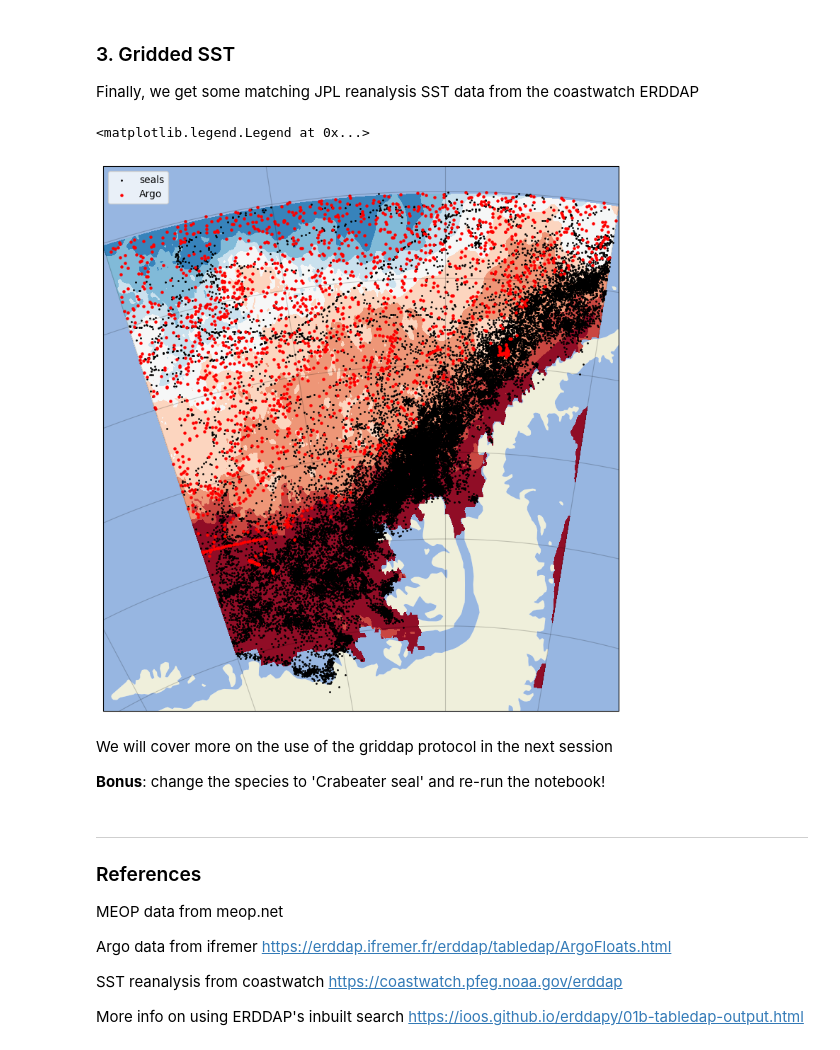
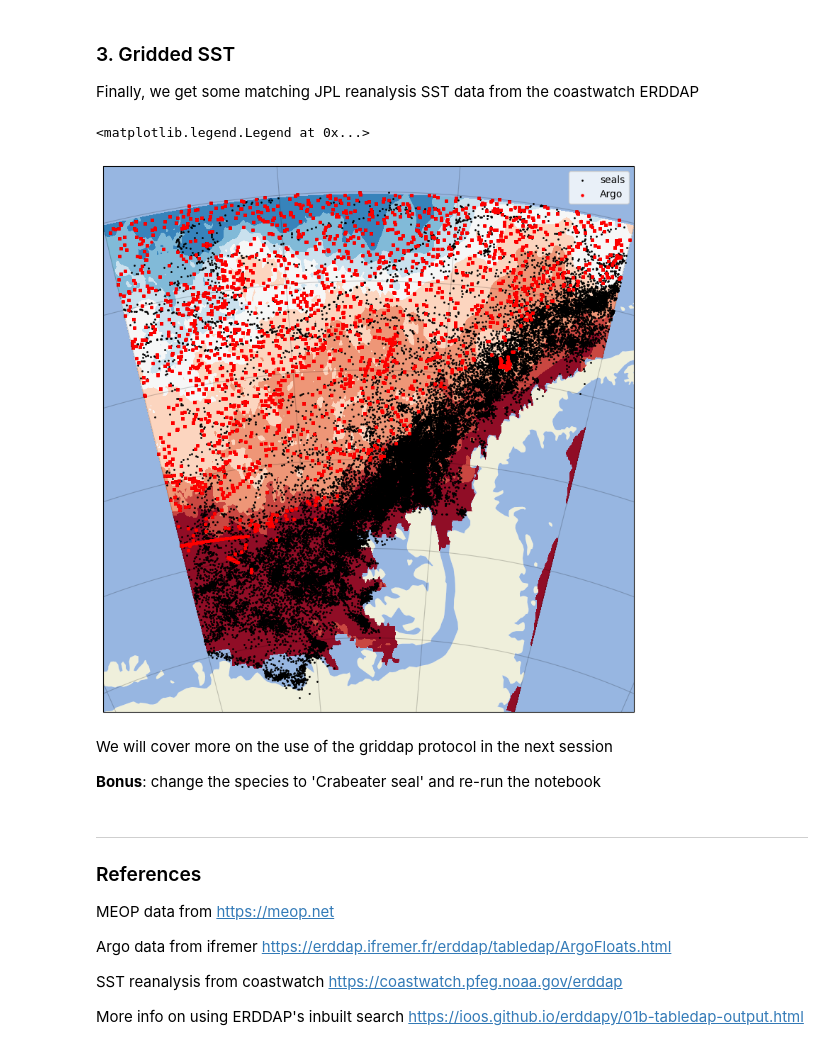
Before and after one commit to voto-ocean-knowledge/goos-erddap-demo, a Jupyter notebook: 02_combine_datasets.ipynb, the cells around one changed output. Drawn from its saved outputs; the diff is of its cells as text; code cells hidden in the pictures.

```diff
--- a/02_combine_datasets.ipynb
+++ b/02_combine_datasets.ipynb
@@ -11,12 +13,15 @@ import cartopy.crs as ccrs
 import cartopy.feature as cfeature
 
 
-def antarctic_map():
+def cartopy_map(lon, lat):
+    central_lon = (lon.min() + lon.max())/2
+    central_lat = (lat.min() + lat.max())/2
     fig = plt.figure(figsize=[10, 10])
-    ax = fig.add_subplot(projection=ccrs.AzimuthalEquidistant(central_latitude=-60, central_longitude=-70))
+    ax = fig.add_subplot(projection=ccrs.AzimuthalEquidistant(central_latitude=central_lat, central_longitude=central_lon))
     ax.add_feature(cfeature.LAND)
     ax.add_feature(cfeature.OCEAN)
     ax.gridlines(color='k', alpha=0.2)
+    #ax.set_extent([lon.min()-0.5, lon.max()+0.5, lat.min()-0.5, lat.max()+1.5], crs=ccrs.PlateCarree())
     return ax
 # %% [markdown]
 ### 1. MEOPS animals
@@ -65,7 +70,7 @@ e_osmc.constraints = {'species=': 'Southern ellie', #'Southern ellie', 'Crabeate
                  'longitude<=': -60,
                  'latitude<=': -60
 }
-e_osmc.variables = ['latitude', 'longitude', 'time']
+e_osmc.variables = ['latitude', 'longitude', 'time', 'species']
 df = e_osmc.to_pandas()
 df
 # %% [output]
@@ -105,7 +110,7 @@ e_ifremer.constraints = {'time>=': df["time (UTC)"].min(),
  'latitude<=':  df['latitude (degrees_north)'].max(),
  'longitude>=': df['longitude (degrees_east)'].min(),
  'longitude<=': df['longitude (degrees_east)'].max(),}
-e_ifremer.variables = ['latitude', 'longitude', 'time']
+#e_ifremer.variables = ['latitude', 'longitude', 'time']
 # %%
 df_argo = e_ifremer.to_pandas()
 df_argo
@@ -161,23 +182,23 @@ coastwatch_e.variables=['analysed_sst']
 # %%
 ds = coastwatch_e.to_xarray()
 # %%
-ax = antarctic_map()
+ax = cartopy_map(df['longitude (degrees_east)'], df['latitude (degrees_north)'])
 ax.contourf(ds.longitude, ds.latitude, ds.analysed_sst[0,:,:], transform=ccrs.PlateCarree(), cmap="RdBu")
 ax.scatter(df['longitude (degrees_east)'], df['latitude (degrees_north)'], transform=ccrs.PlateCarree(), color='k', s=1, label="seals")
 ax.scatter(df_argo['longitude (degrees_east)'], df_argo['latitude (degrees_north)'], transform=ccrs.PlateCarree(), color="r", s=5, label="Argo")
 ax.legend()
 # %% [output]
 <matplotlib.legend.Legend at 0x...>
-[figure, old version]
+[figure, new version]
 # %% [markdown]
 We will cover more on the use of the griddap protocol in the next session
 
-**Bonus**: change the species to 'Crabeater seal' and re-run the notebook!
+**Bonus**: change the species to 'Crabeater seal' and re-run the notebook
 # %% [markdown]
 ---------------------------
 ### References
 
-MEOP data from meop.net
+MEOP data from https://meop.net
 
 Argo data from ifremer https://erddap.ifremer.fr/erddap/tabledap/ArgoFloats.html
 
```
Also changed, not shown: parts of 6 cells of this notebook.
